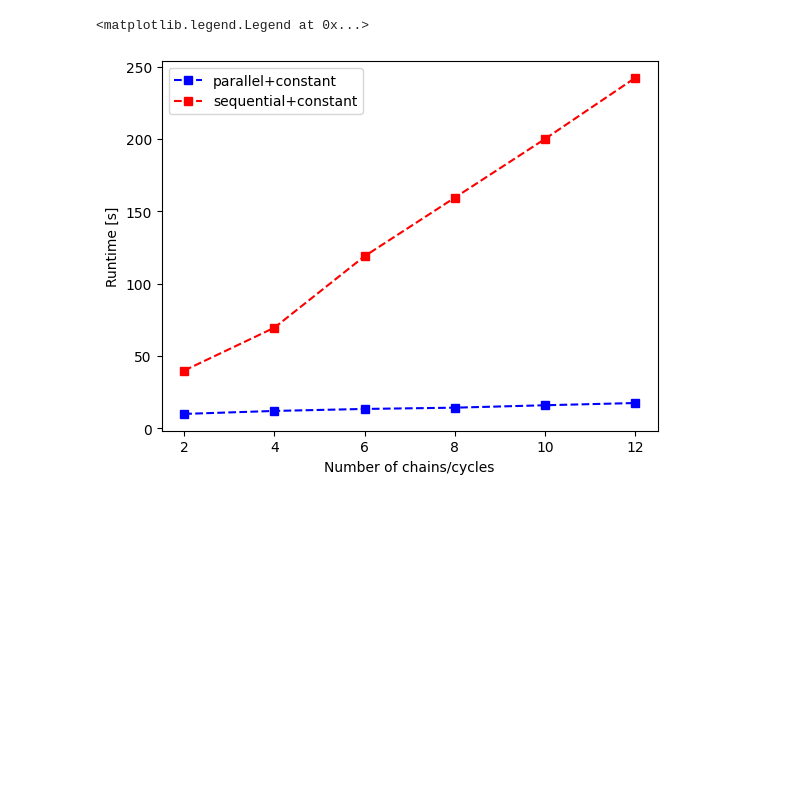
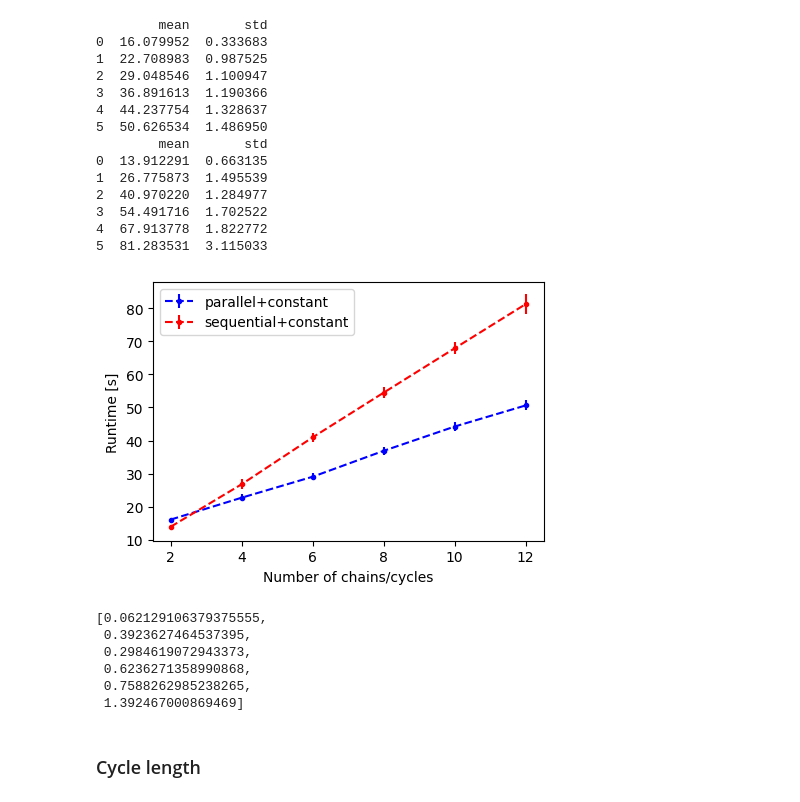
Before and after one commit to b-zhou/MILE, a Jupyter notebook: comparison.ipynb, the cells around one changed output. Drawn from its saved outputs; the diff is of its cells as text; code cells hidden in the pictures; blank space fills up the shorter version.

```diff
--- a/comparison.ipynb
+++ b/comparison.ipynb
@@ -23,8 +23,12 @@ import src.inference.utils as inf_utils
 import src.visualization as viz
 from src.config.data import Task
 from src.inference.evaluation import evaluate_bde
+from src.types import ParamTree
 
 from matplotlib import pyplot as plt
+# plt.rcParams['font.family'] = 'serif'
+plt.rcParams['font.size'] = 10
+
 import numpy as np
 
 from tqdm import tqdm
@@ -160,0 +86,8 @@ Chains 12 - Mean LPPD: 0.62 ± 0.03, Mean RMSE: 0.24 ± 0.01
+# %%
+ms=np.array([2, 4, 6, 8, 10, 12])
+seeds = [0, 42, 221, 476, 1453, 1644, 1840, 1973, 2025, 2100]
+res_parallel_5k = load_results('results/bike8', 'parallel', ms=ms, seeds=seeds, exploration_steps=5000)
+res_parallel_2k = load_results('results/bike8', 'parallel', ms=ms, seeds=seeds, exploration_steps=2000)
+res_sequential_2k = load_results('results/bike8', 'sequential', ms=ms, seeds=seeds, exploration_steps=2000)
+res_sequential_5k = load_results('results/bike8', 'sequential', ms=ms, seeds=seeds, exploration_steps=5000)
+res_parallel_2k
@@ -275,11 +261,39 @@ plt.show()
 # %%
 # runtime
-fig, ax = plt.subplots()
-ax.plot(n_chains, mean_times_parallel, 's--', label='parallel+constant', color='blue')
-ax.plot(n_chains, mean_times_sequential, 's--', label='sequential+constant', color='red')
+fig, ax = plt.subplots(figsize=(0.8*6.3, 0.8*6.3/3*2))
+# ax.plot(ms, res_parallel_5k['time']['mean'], 'o--', label='parallel', color='blue')
+# ax.plot(ms, res_sequential_5k['time']['mean'], 'o--', label='sequential', color='red')
+ax.errorbar(ms, res_parallel_5k['time']['mean'], yerr=np.asarray(res_parallel_5k['time']['std']), fmt='o--', label='parallel+constant', color='blue', markersize=3)
+ax.errorbar(ms, res_sequential_5k['time']['mean'], yerr=np.asarray(res_sequential_5k['time']['std']), fmt='o--', label='sequential+constant', color='red', markersize=3)
 ax.set_ylabel('Runtime [s]')
 ax.set_xlabel('Number of chains/cycles')
 plt.legend(loc='upper left')
+plt.savefig('../ba/images/parallel_vs_sequential_constant_5k_runtime.pdf', bbox_inches='tight')
 # %% [output]
-<matplotlib.legend.Legend at 0x...>
+        mean       std
+0  16.079952  0.333683
+1  22.708983  0.987525
+2  29.048546  1.100947
+3  36.891613  1.190366
+4  44.237754  1.328637
+5  50.626534  1.486950
+        mean       std
+0  13.912291  0.663135
+1  26.775873  1.495539
+2  40.970220  1.284977
+3  54.491716  1.702522
+4  67.913778  1.822772
+5  81.283531  3.115033
-[figure, old version]
+[figure, new version]
+# %%
+std_times_parallel
+std_times_sequential
+# %% [output]
+[0.062129106379375555,
+ 0.3923627464537395,
+ 0.2984619072943373,
+ 0.6236271358990868,
+ 0.7588262985238265,
+ 1.392467000869469]
+# %% [markdown]
+### Cycle length
```
Also changed, not shown: parts of 19 cells of this notebook, 10 other files.
